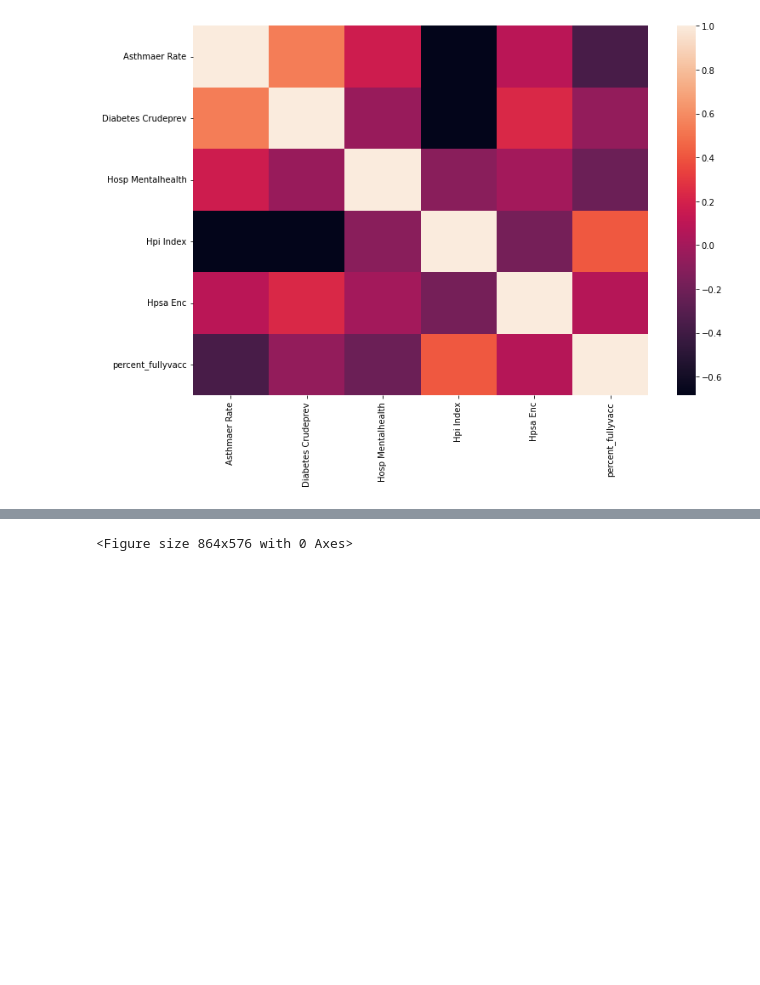
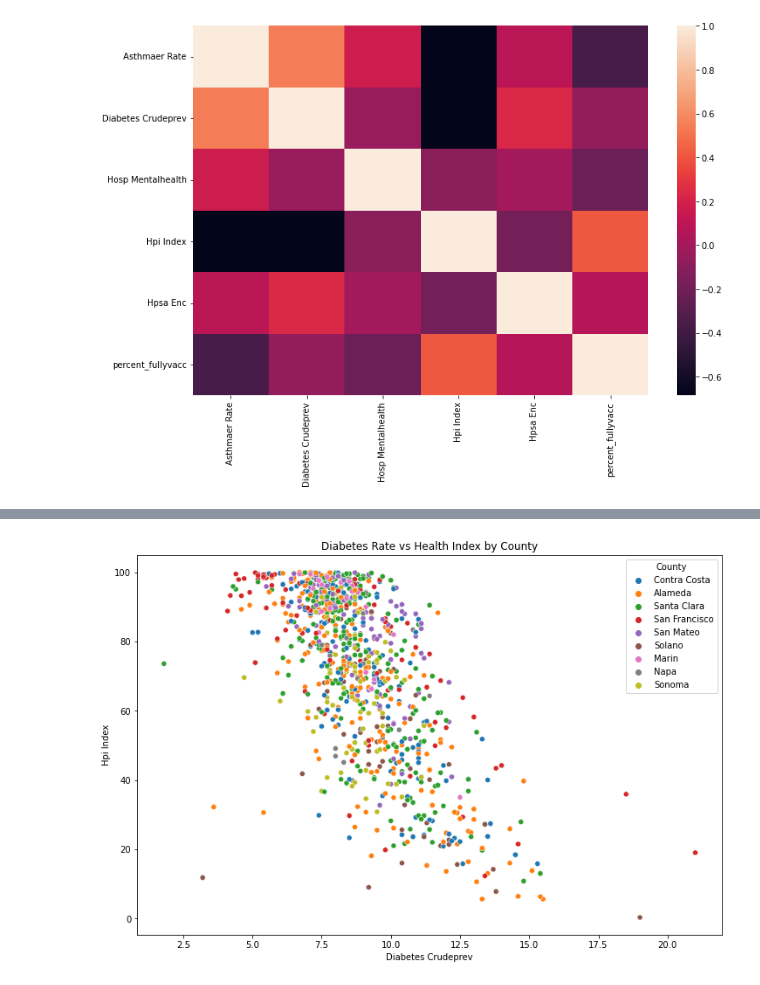
Before and after one commit to meganajoseph/HealthAndSuccess, a Jupyter notebook: Health_and_Academic_Success.ipynb, the cells around one changed output, grey strips where cells are left out. Drawn from its saved outputs; the diff is of its cells as text; code cells hidden in the pictures; blank space fills up the shorter version.

```diff
--- a/Health_and_Academic_Success.ipynb
+++ b/Health_and_Academic_Success.ipynb
@@ -440,5 +443,6 @@ fig.show()
 # %%
 plt.figure(figsize=(12, 8))
-fig = px.scatter(health_index, x = 'Diabetes Crudeprev', y = 'Hpi Index', color = 'County', title='Diabetes Rate vs Health Index by County')
-fig.show()
+sns.scatterplot(data=health_index, x = 'Diabetes Crudeprev', y = 'Hpi Index', hue = 'County')
+plt.title('Diabetes Rate vs Health Index by County')
+plt.show()
 # %% [output]
@@ -446,3 +449,3 @@ fig.show()
-<Figure size 864x576 with 0 Axes>
+[figure, added]
 # %%
 plt.figure(figsize=(12, 8))
```
Also changed, not shown: parts of 17 cells of this notebook.
